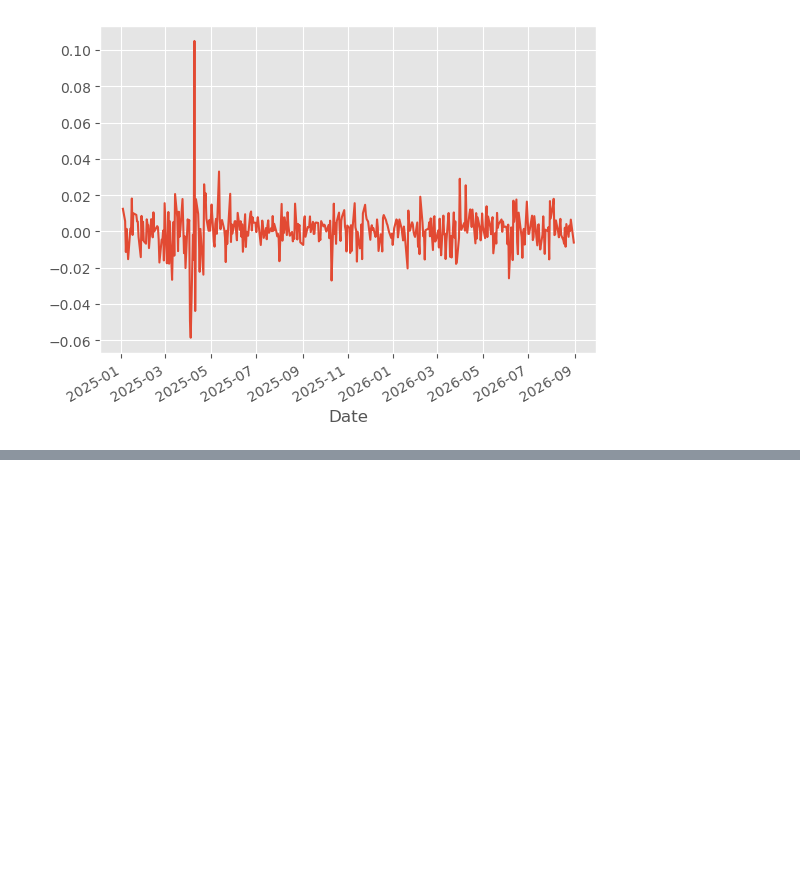
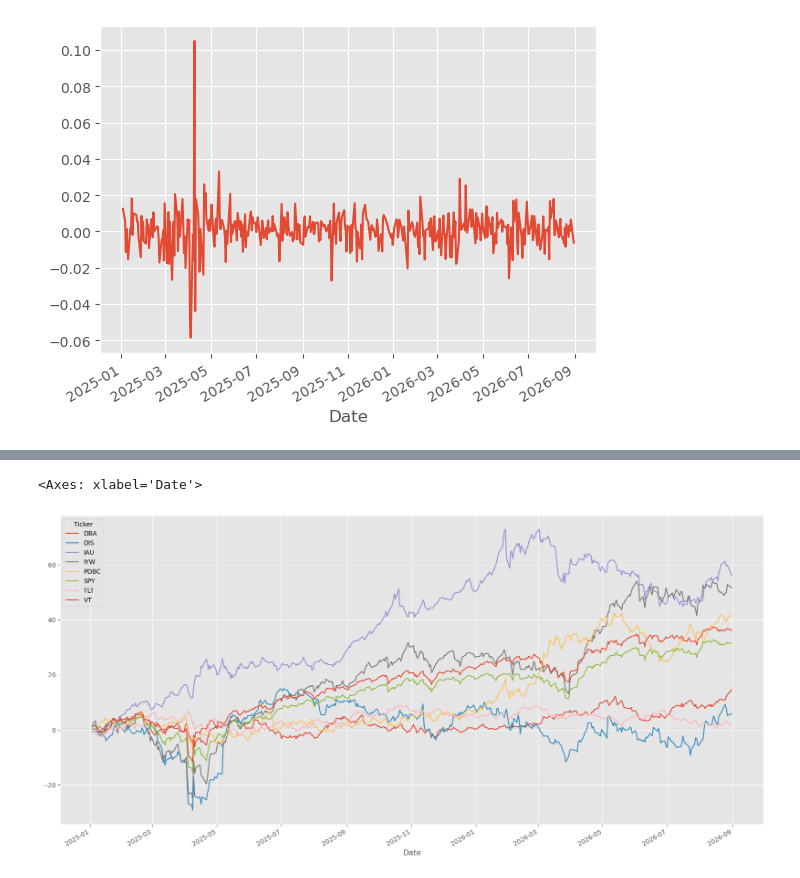
Before and after one commit to dev-innit/Financial-Data-Analysis-Project, a Jupyter notebook: base.ipynb, the cells around one changed output, grey strips where cells are left out. Saved outputs shown, nothing was run; the diff lists cells and outputs as text; code cells hidden in the pictures; blank space fills up the shorter version.

```diff
--- a/base.ipynb
+++ b/base.ipynb
@@ -395,0 +407,5 @@ spy_dayily_pc.plot()
+# %%
+stock_dayily_pc = ( stock-stock.shift(1)) / stock.shift(1) * 100
+stock_dayily_pc.head()
+stock_d_cr = stock_dayily_pc.cumsum()
+stock_d_cr
@@ -395,0 +427,5 @@ spy_dayily_pc.plot()
+# %%
+stock_d_cr.plot(figsize=(20, 10))
+# %% [output]
+<Axes: xlabel='Date'>
+[figure, added]
```
Also changed, not shown: parts of 3 cells of this notebook.
